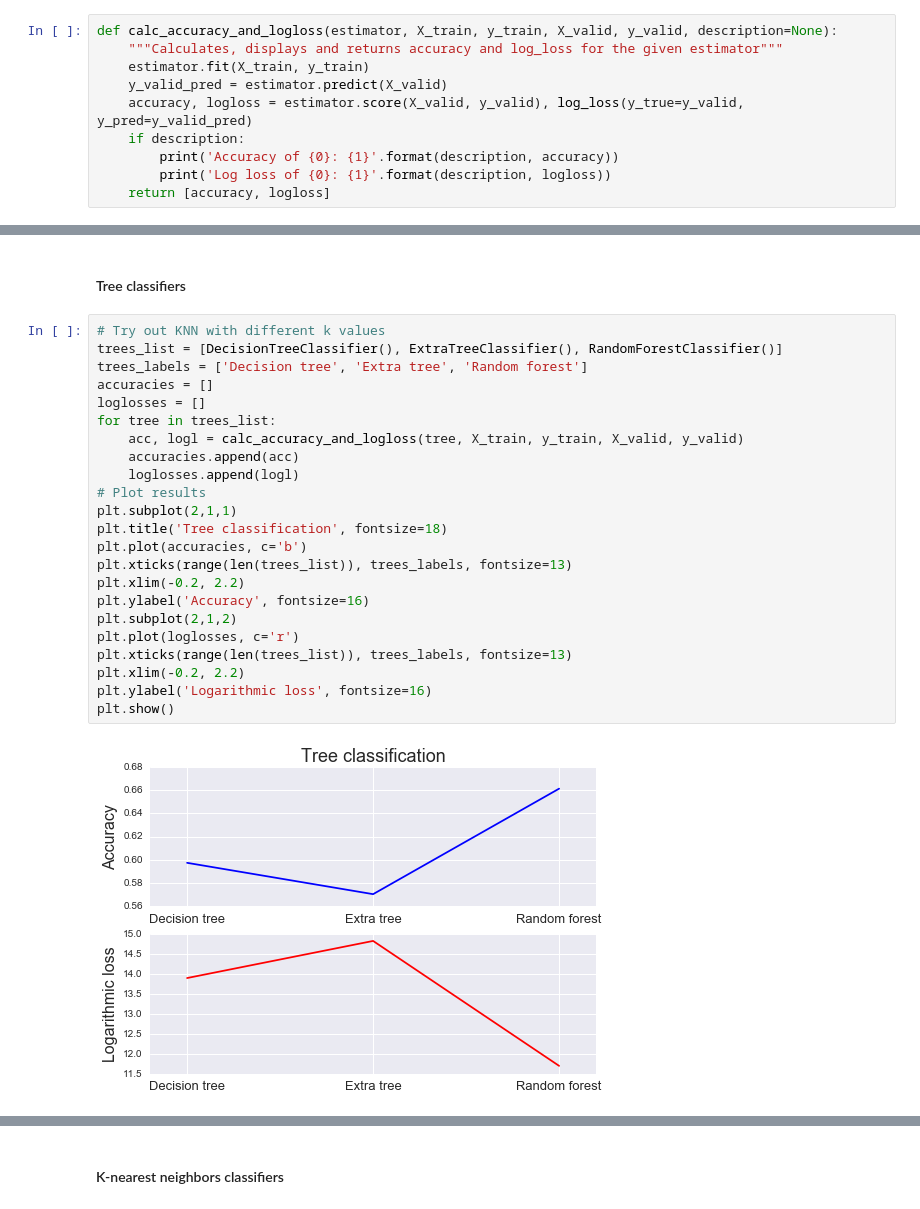
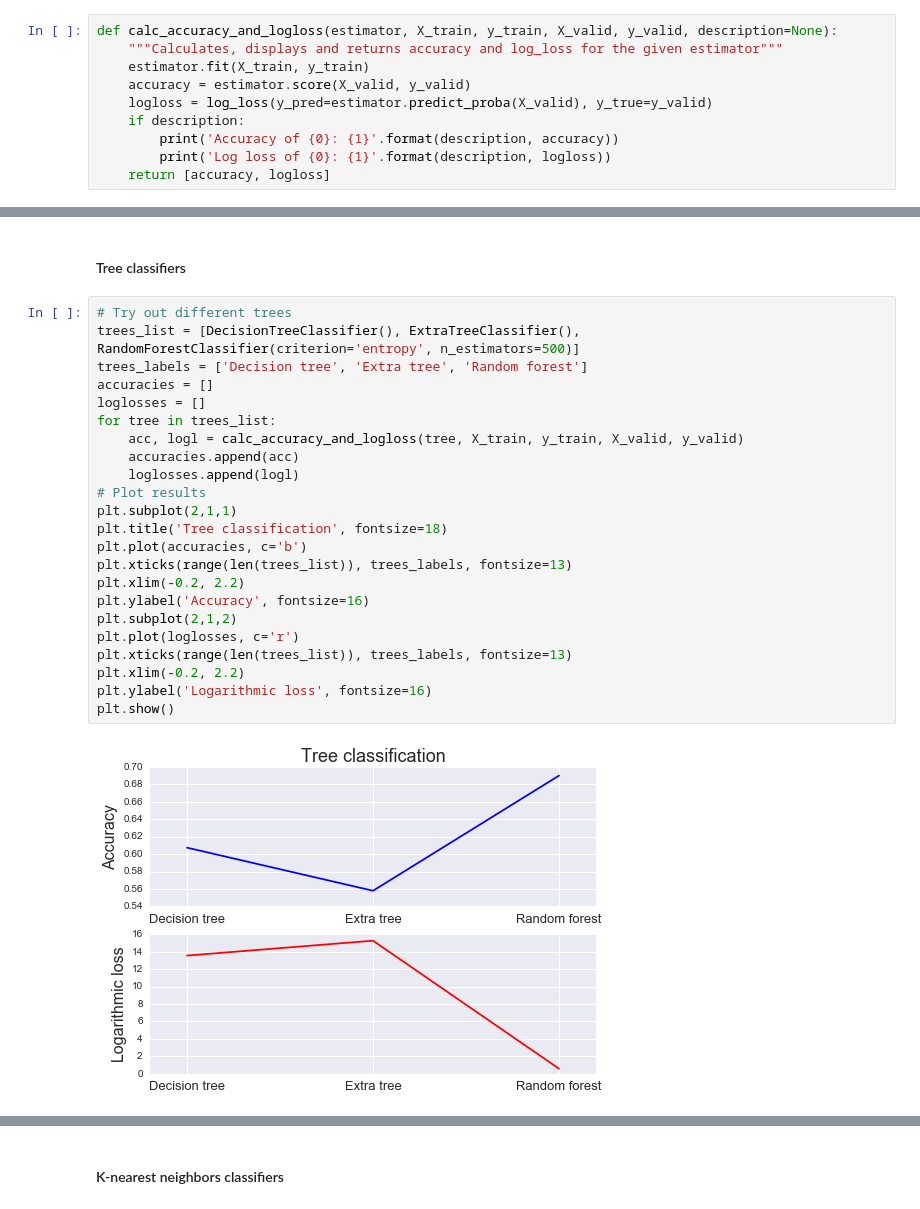
Before and after one commit to Dr-Alan-Turing/IAMachineLearning, a Jupyter notebook: 07_Assignment_3.ipynb, the cells around one changed output, grey strips where cells are left out. Saved outputs shown, nothing was run; the diff lists cells and outputs as text.

```diff
--- a/07_Assignment_3.ipynb
+++ b/07_Assignment_3.ipynb
@@ -853,8 +840,8 @@ We're going to be trying out and printing the results of several classifiers, so
 def calc_accuracy_and_logloss(estimator, X_train, y_train, X_valid, y_valid, description=None):
     """Calculates, displays and returns accuracy and log_loss for the given estimator"""
     estimator.fit(X_train, y_train)
-    y_valid_pred = estimator.predict(X_valid)
-    accuracy, logloss = estimator.score(X_valid, y_valid), log_loss(y_true=y_valid, y_pred=y_valid_pred)
+    accuracy = estimator.score(X_valid, y_valid)
+    logloss = log_loss(y_pred=estimator.predict_proba(X_valid), y_true=y_valid)
     if description:
         print('Accuracy of {0}: {1}'.format(description, accuracy))
         print('Log loss of {0}: {1}'.format(description, logloss))
@@ -904,30 +891,30 @@ Log loss of optimal linear regressor (sag): 12.1026662364
 # %% [markdown]
 #### Tree classifiers
 # %%
-# Try out KNN with different k values
-trees_list = [DecisionTreeClassifier(), ExtraTreeClassifier(), RandomForestClassifier()]
+# Try out different trees
+trees_list = [DecisionTreeClassifier(), ExtraTreeClassifier(), RandomForestClassifier(criterion='entropy', n_estimators=500)]
 trees_labels = ['Decision tree', 'Extra tree', 'Random forest']
 accuracies = []
 loglosses = []
 for tree in trees_list:
     acc, logl = calc_accuracy_and_logloss(tree, X_train, y_train, X_valid, y_valid)
     accuracies.append(acc)
     loglosses.append(logl)
 # Plot results
 plt.subplot(2,1,1)
 plt.title('Tree classification', fontsize=18)
 plt.plot(accuracies, c='b')
 plt.xticks(range(len(trees_list)), trees_labels, fontsize=13)
 plt.xlim(-0.2, 2.2)
 plt.ylabel('Accuracy', fontsize=16)
 plt.subplot(2,1,2)
 plt.plot(loglosses, c='r')
 plt.xticks(range(len(trees_list)), trees_labels, fontsize=13)
 plt.xlim(-0.2, 2.2)
 plt.ylabel('Logarithmic loss', fontsize=16)
 plt.show()
 # %% [output]
-[figure, old version]
+[figure, new version]
 # %%
 # Get optimal tree classifier
 tr_optimal = trees_list[np.argmin(loglosses)]
```
Also changed, not shown: parts of 42 cells of this notebook.
